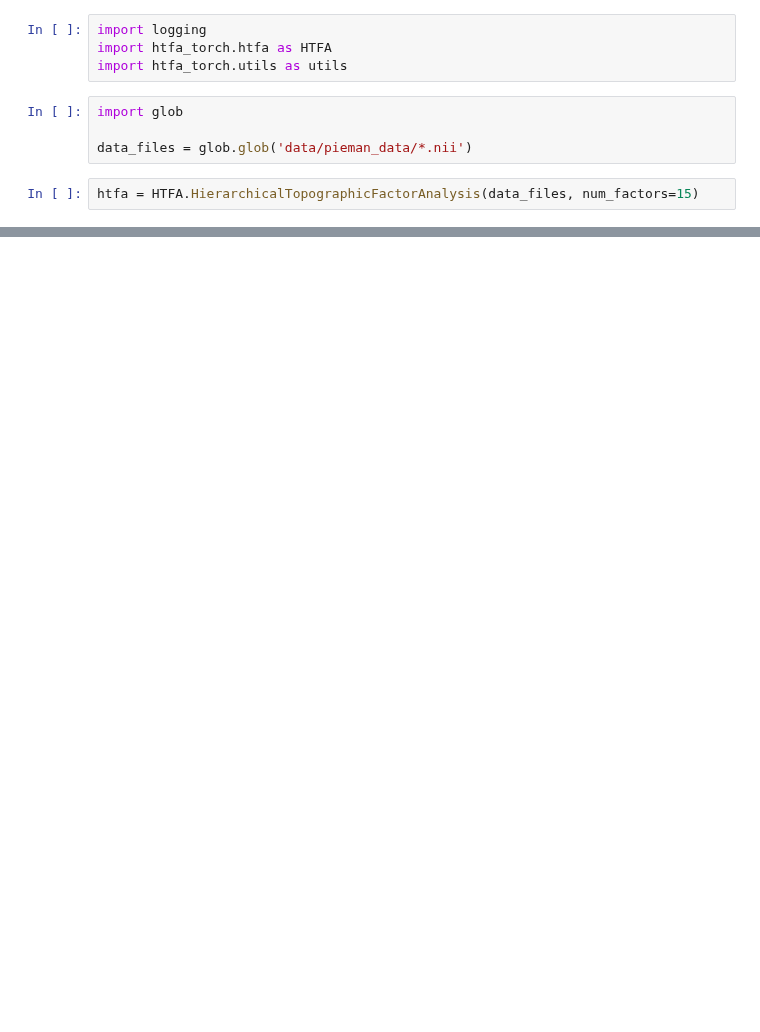
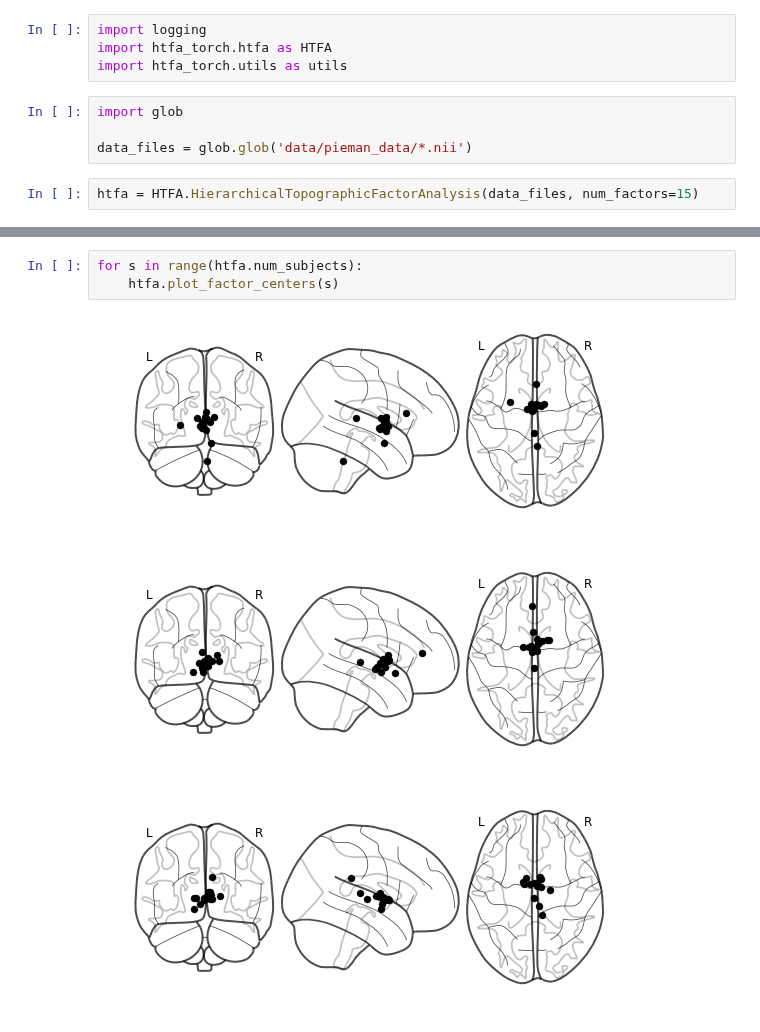
Before and after one commit to neu-pml/HTFATorch, a Jupyter notebook: notebooks/example_htfa.ipynb, the cells around one changed output, grey strips where cells are left out. Saved outputs shown, nothing was run; the diff lists cells and outputs as text; blank space fills up the shorter version.

```diff
--- a/notebooks/example_htfa.ipynb
+++ b/notebooks/example_htfa.ipynb
@@ -39,0 +51,7 @@ utils.plot_losses(losses)
+# %%
+for s in range(htfa.num_subjects):
+    htfa.plot_factor_centers(s)
+# %% [output]
+[figure, added]
+[figure, added]
+[figure, added]
```
Also changed, not shown: parts of 5 cells of this notebook.
